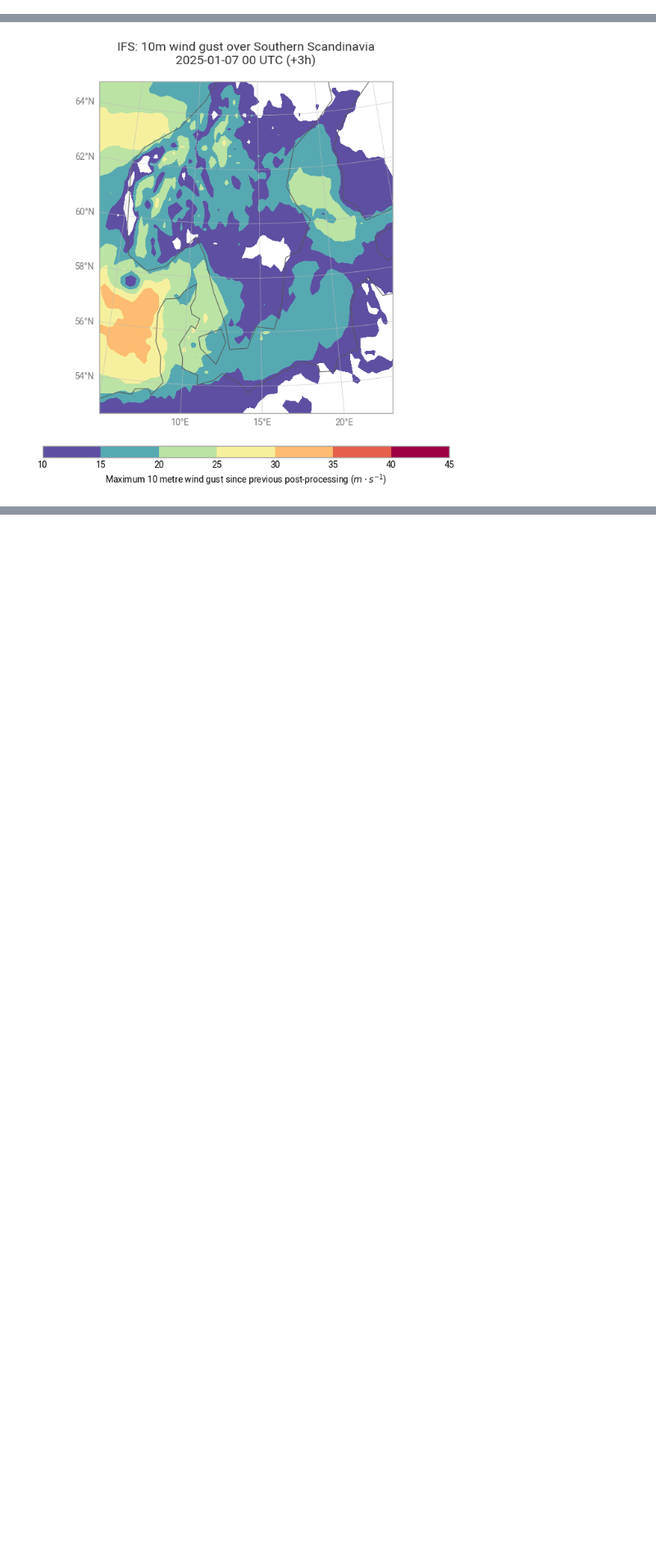
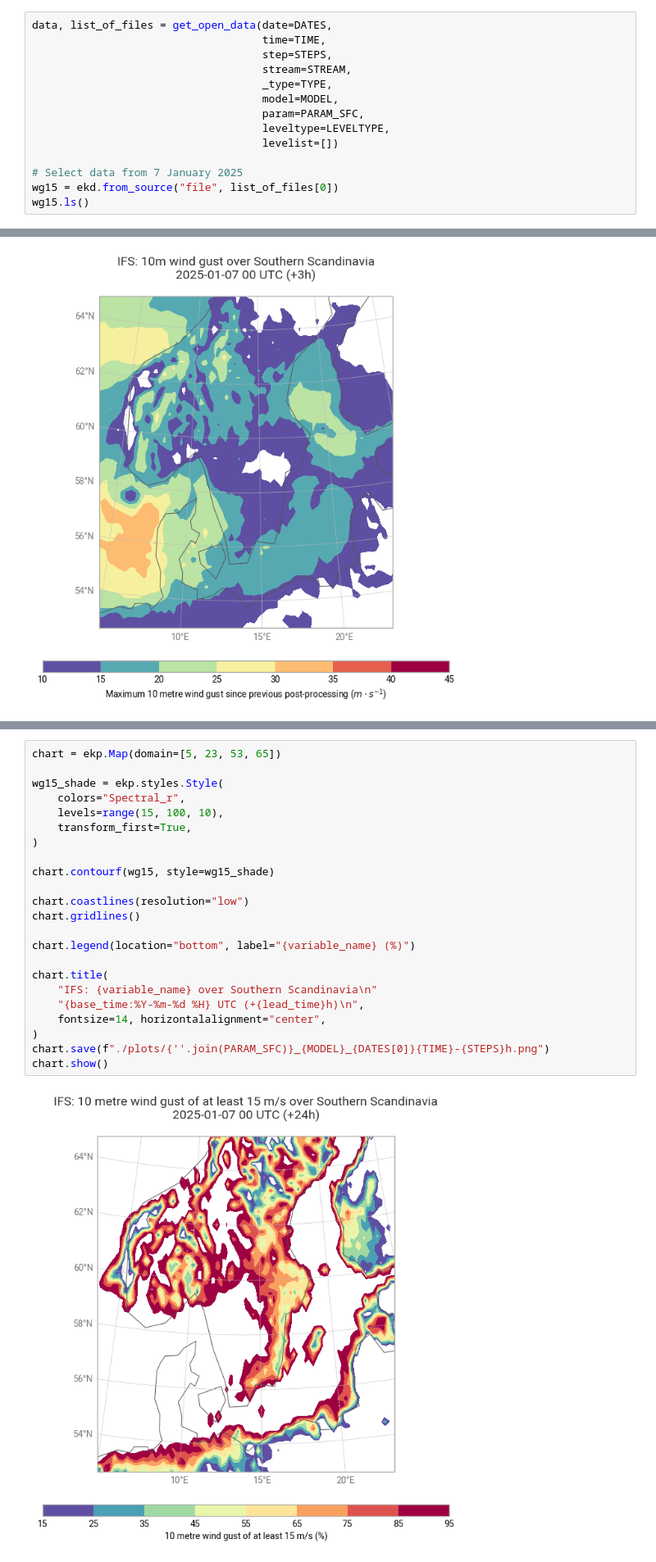
Before and after one commit to ECMWFCode4Earth/open-data-explorer, a Jupyter notebook: openDataVisio/examples/damaging-winds-ifs.ipynb, the cells around one changed output, grey strips where cells are left out. Shown at 82% size. Drawn from its saved outputs; the diff is of its cells as text; blank space fills up the shorter version.

```diff
--- a/openDataVisio/examples/damaging-winds-ifs.ipynb
+++ b/openDataVisio/examples/damaging-winds-ifs.ipynb
@@ -244,0 +258,14 @@ wg.describe("10fg")
+# %%
+data, list_of_files = get_open_data(date=DATES,
+                                    time=TIME,
+                                    step=STEPS,
+                                    stream=STREAM,
+                                    _type=TYPE,
+                                    model=MODEL,
+                                    param=PARAM_SFC,
+                                    leveltype=LEVELTYPE,
+                                    levelist=[])
+
+# Select data from 7 January 2025
+wg15 = ekd.from_source("file", list_of_files[0])
+wg15.ls()
@@ -302,0 +364,25 @@ _To be continued_
+# %%
+chart = ekp.Map(domain=[5, 23, 53, 65])
+
+wg15_shade = ekp.styles.Style(
+    colors="Spectral_r",
+    levels=range(15, 100, 10),
+    transform_first=True,
+)
+
+chart.contourf(wg15, style=wg15_shade)
+
+chart.coastlines(resolution="low")
+chart.gridlines()
+
+chart.legend(location="bottom", label="{variable_name} (%)")
+
+chart.title(
+    "IFS: {variable_name} over Southern Scandinavia\n"
+    "{base_time:%Y-%m-%d %H} UTC (+{lead_time}h)\n",
+    fontsize=14, horizontalalignment="center",
+)
+chart.save(f"./plots/{''.join(PARAM_SFC)}_{MODEL}_{DATES[0]}{TIME}-{STEPS}h.png")
+chart.show()
+# %% [output]
+[figure, added]
```
Also changed, not shown: parts of 9 cells of this notebook, 8 other files.
